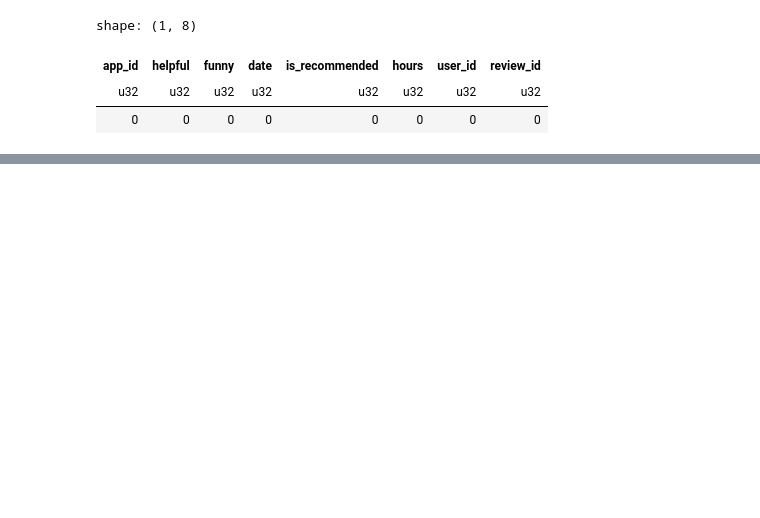
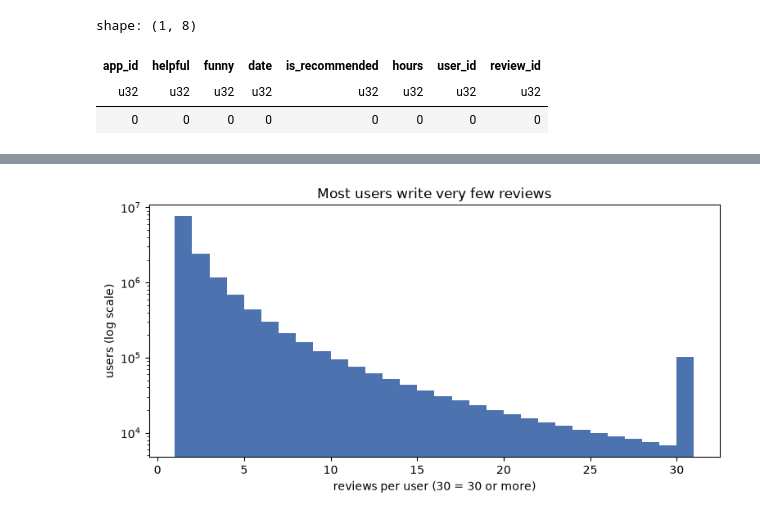
Before and after one commit to Ayumii-ww/steam-recommender, a Jupyter notebook: notebooks/01_eda.ipynb, the cells around one changed output, grey strips where cells are left out. Cells and saved outputs as stored; diff of their text form; code cells hidden in the pictures; blank space fills up the shorter version.

```diff
--- a/notebooks/01_eda.ipynb
+++ b/notebooks/01_eda.ipynb
@@ -147,0 +269,11 @@ shape: (1, 5)
+# %%
+per_user = recs.group_by("user_id").len().collect(engine="streaming")
+
+per_user.select(
+    pl.len().alias("users"),
+    (pl.col("len") == 1).mean().alias("share_1_review"),
+    (pl.col("len") >= 5).mean().alias("share_5plus"),
+    (pl.col("len") >= 5).sum().alias("users_5plus"),
+    pl.col("len").median().alias("median_reviews"),
+    pl.col("len").max().alias("max_reviews"),
+)
@@ -147,0 +285,12 @@ shape: (1, 5)
+# %%
+counts = per_user["len"].clip(upper_bound=30)
+
+fig, ax = plt.subplots()
+ax.hist(counts, bins=range(1, 32), color="#4C72B0")
+ax.set_yscale("log")
+ax.set_xlabel("reviews per user (30 = 30 or more)")
+ax.set_ylabel("users (log scale)")
+ax.set_title("Most users write very few reviews")
+plt.show()
+# %% [output]
+[figure, added]
```
Also changed, not shown: parts of 41 cells of this notebook.
